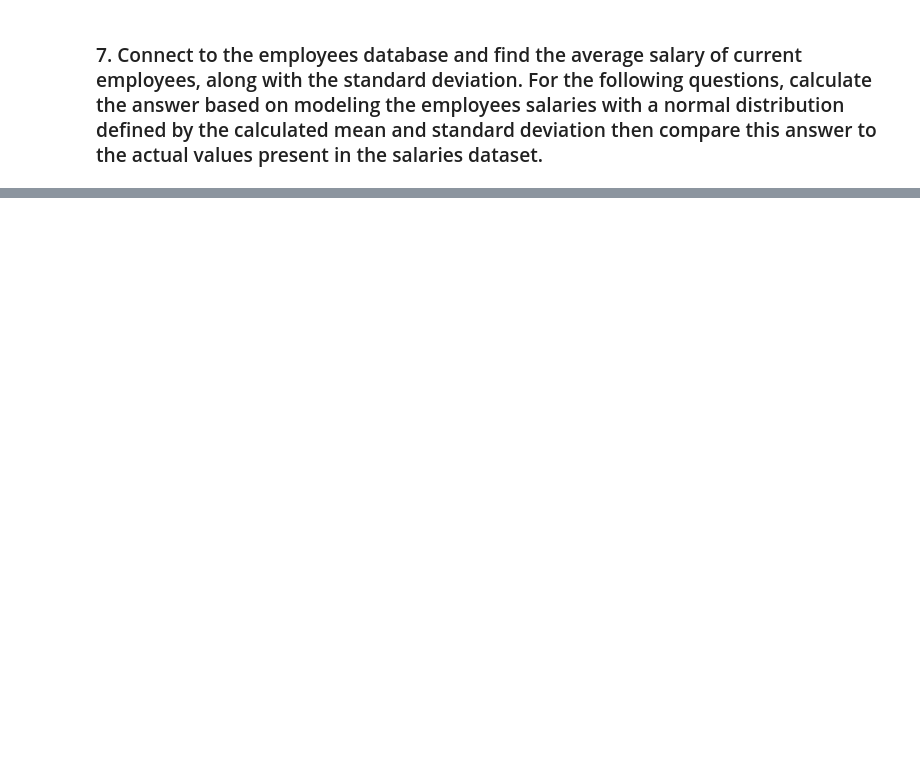
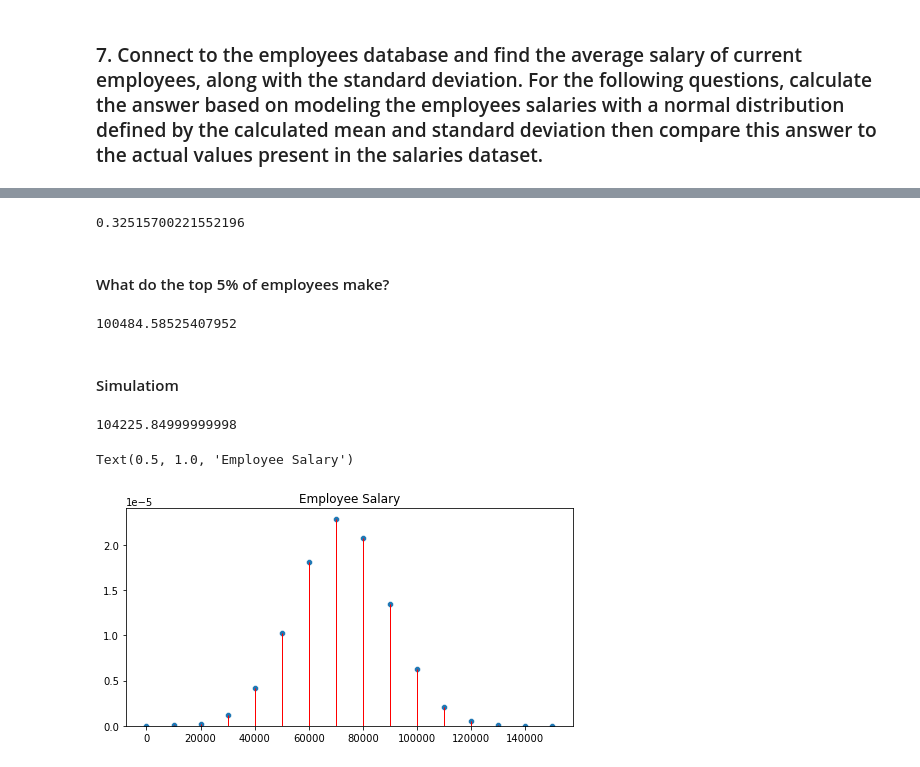
Before and after one commit to Jason-Tellez/statistics-exercises, a Jupyter notebook: probability_distributions.ipynb, the cells around one changed output, grey strips where cells are left out. Drawn from its saved outputs; the diff is of its cells as text; code cells hidden in the pictures; blank space fills up the shorter version.

```diff
--- a/probability_distributions.ipynb
+++ b/probability_distributions.ipynb
@@ -408,0 +329,4 @@ TypeError: 'str' object is not callable
+# %%
+avg_salary = df.salary.mean()
+std_dev = np.std(df.salary)
+salaries = stats.norm(avg_salary, std_dev)
@@ -408,0 +365,26 @@ TypeError: 'str' object is not callable
+# %%
+((df.salary <= 80_000) & (df.salary >= 65_000)).mean()
+# %% [output]
+0.32515700221552196
+# %% [markdown]
+#### What do the top 5% of employees make?
+# %%
+employees.isf(.05)
+# %% [output]
+100484.58525407952
+# %% [markdown]
+#### Simulatiom
+# %%
+df.salary.quantile(0.95)
+# %% [output]
+104225.84999999998
+# %%
+x = range(0, 160000, 10000)
+y = salaries.pdf(x)
+plt.figure(figsize=(8, 4))
+sns.scatterplot(x, y)
+plt.bar(x, y, edgecolor='red')
+plt.title('Employee Salary')
+# %% [output]
+Text(0.5, 1.0, 'Employee Salary')
+[figure, added]
```
Also changed, not shown: parts of 98 cells of this notebook.
